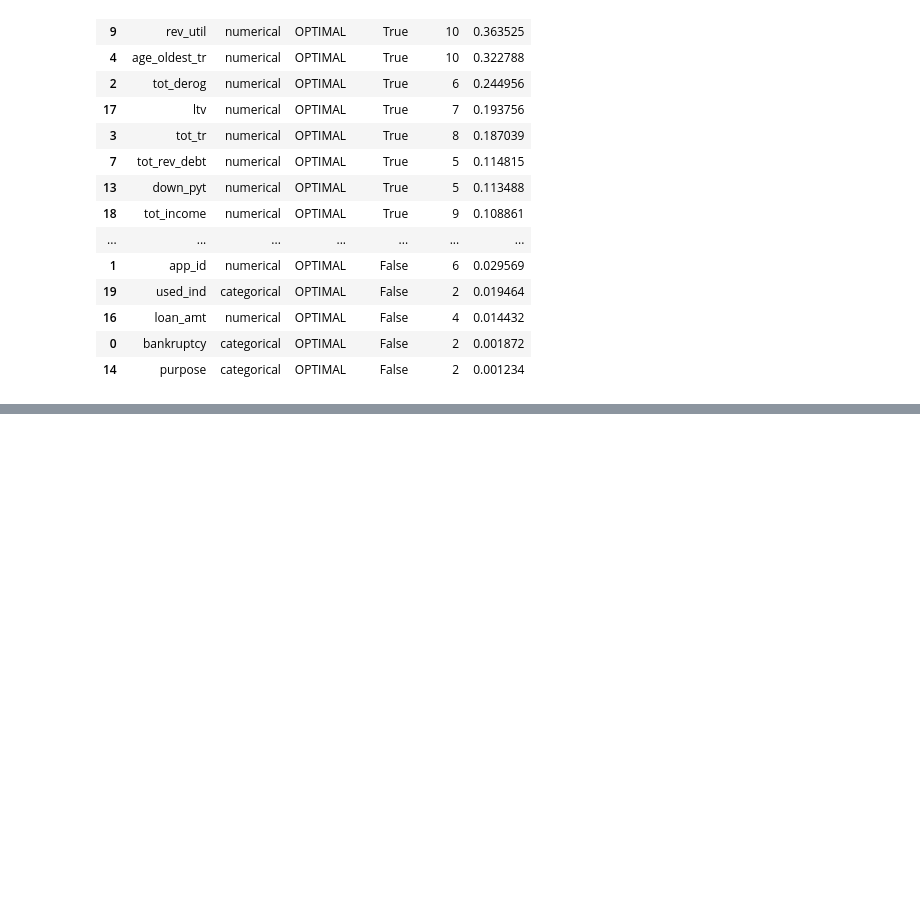
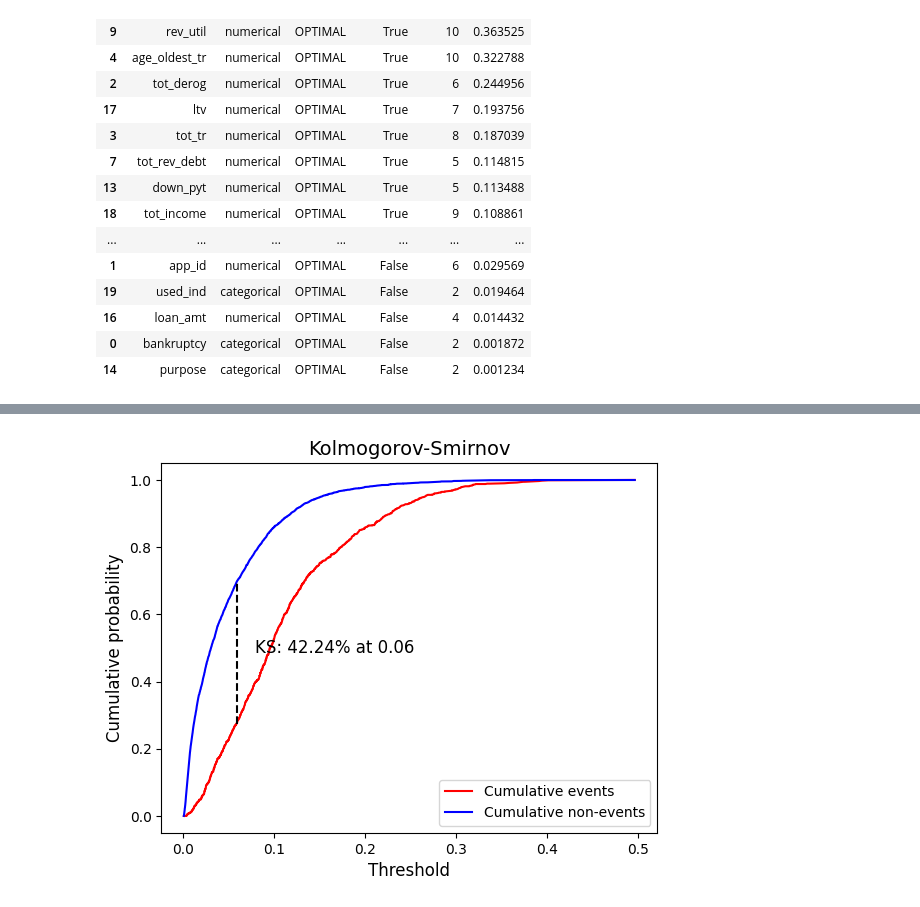
Before and after one commit to fred-lindsey/msa_ml_repo, a Jupyter notebook: fin_analytics.ipynb, the cells around one changed output, grey strips where cells are left out. Saved outputs shown, nothing was run; the diff lists cells and outputs as text; code cells hidden in the pictures; blank space fills up the shorter version.

```diff
--- a/fin_analytics.ipynb
+++ b/fin_analytics.ipynb
@@ -197,0 +293,6 @@ iv_all[iv_all.columns[0:6]].sort_values(by = ["iv"], ascending = False)
+# %%
+plot_ks(y, y_pred)
+
+plt.show()
+# %% [output]
+[figure, added]
```
Also changed, not shown: parts of 19 cells of this notebook, 1 other file.
